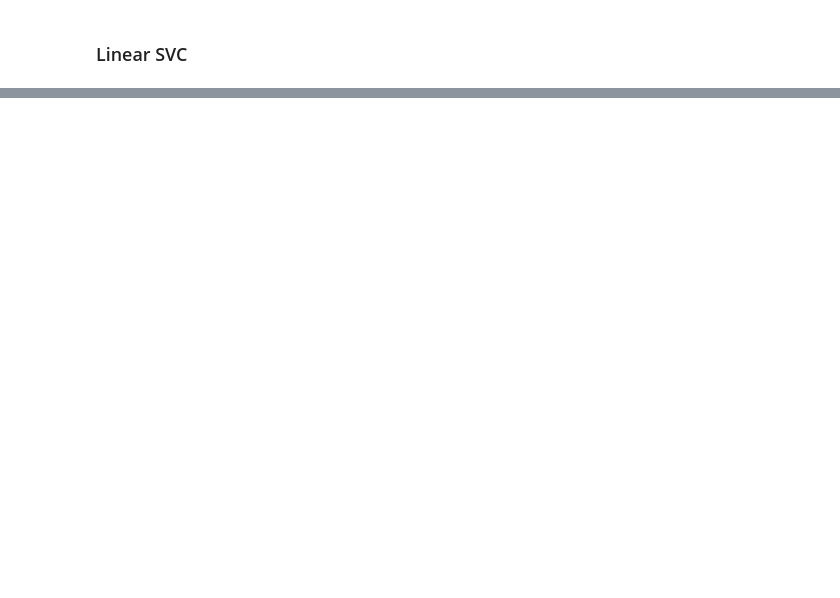
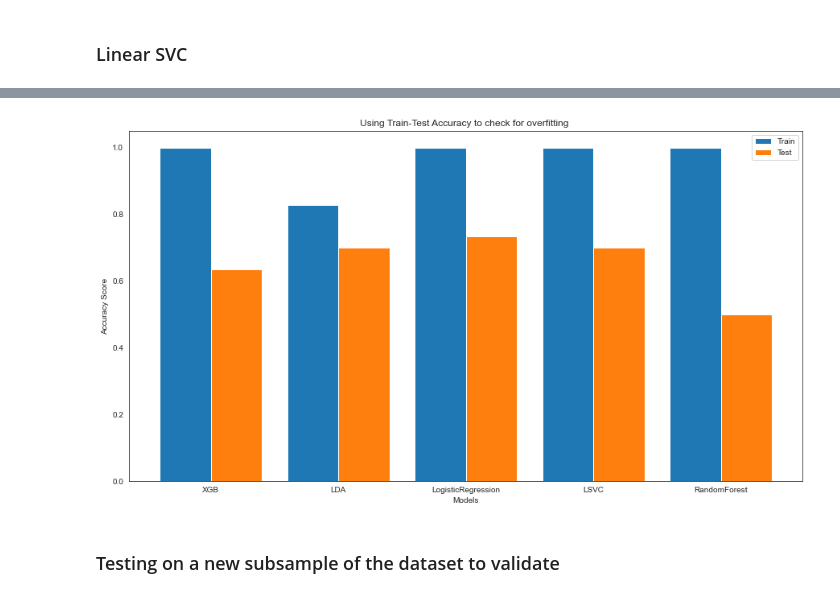
Before and after one commit to gaurasinha/AutisticDisorderProject, a Jupyter notebook: Checkpoint3.ipynb, the cells around one changed output, grey strips where cells are left out. Saved outputs shown, nothing was run; the diff lists cells and outputs as text; code cells hidden in the pictures; blank space fills up the shorter version.

```diff
--- a/Checkpoint3.ipynb
+++ b/Checkpoint3.ipynb
@@ -376,0 +504,17 @@ Normalized confusion matrix
+# %%
+
+X_axis = np.arange(len(models))
+
+plt.bar(X_axis - 0.2, accuracy_train, 0.4, label = 'Train')
+plt.bar(X_axis + 0.2, accuracy_test, 0.4, label = 'Test')
+
+plt.xticks(X_axis, models)
+plt.xlabel("Models")
+plt.ylabel("Accuracy Score")
+plt.title("Using Train-Test Accuracy to check for overfitting ")
+plt.legend()
+plt.show()
+# %% [output]
+[figure, added]
+# %% [markdown]
+<h3>Testing on a new subsample of the dataset to validate</h3>
```
Also changed, not shown: parts of 31 cells of this notebook.
